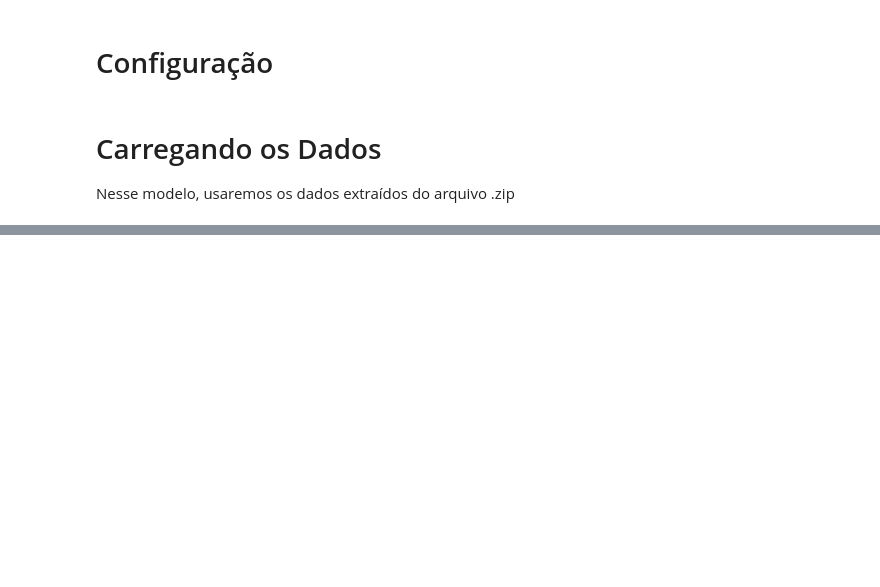
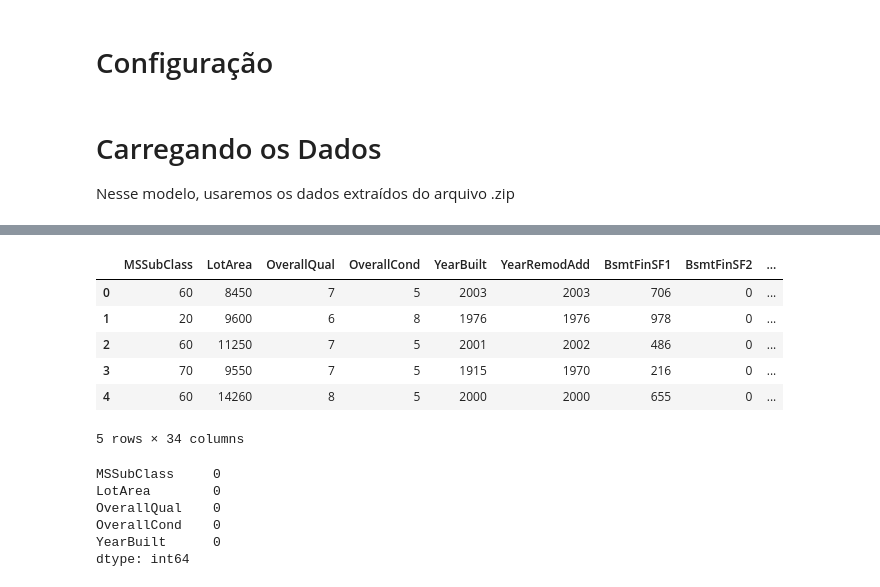
Before and after one commit to JorgRibeiro/Projetos-ML, a Jupyter notebook: previsor_imobiliario.ipynb, the cells around one changed output, grey strips where cells are left out. Saved outputs shown, nothing was run; the diff lists cells and outputs as text; code cells hidden in the pictures; blank space fills up the shorter version.

```diff
--- a/previsor_imobiliario.ipynb
+++ b/previsor_imobiliario.ipynb
@@ -38,0 +101,76 @@ housing.head()
+# %%
+# Lista com as colunas que serão usadas para treinar o modelo.
+# Foram escolhidas colunas numéricas e sem valores ausentes.
+colunas_modelo = [
+    # Tipo/classe do imóvel.
+    "MSSubClass",
+    # Tamanho do terreno.
+    "LotArea",
+    # Qualidade e condição geral do imóvel.
+    "OverallQual",
+    "OverallCond",
+    # Ano de construção e reforma.
+    "YearBuilt",
+    "YearRemodAdd",
+    # Informações do porão.
+    "BsmtFinSF1",
+    "BsmtFinSF2",
+    "BsmtUnfSF",
+    "TotalBsmtSF",
+    # Áreas dos andares e área habitável.
+    "1stFlrSF",
+    "2ndFlrSF",
+    "LowQualFinSF",
+    "GrLivArea",
+    # Banheiros.
+    "BsmtFullBath",
+    "BsmtHalfBath",
+    "FullBath",
+    "HalfBath",
+    # Cômodos.
+    "BedroomAbvGr",
+    "KitchenAbvGr",
+    "TotRmsAbvGrd",
+    # Lareiras e garagem.
+    "Fireplaces",
+    "GarageCars",
+    "GarageArea",
+    # Áreas externas.
+    "WoodDeckSF",
+    "OpenPorchSF",
+    "EnclosedPorch",
+    "3SsnPorch",
+    "ScreenPorch",
+    "PoolArea",
+    # Valor de itens extras e data da venda.
+    "MiscVal",
+    "MoSold",
+    "YrSold",
+]
+
+# Define a coluna que o modelo tentará prever.
+alvo = "SalePrice"
+
+# Cria uma nova tabela apenas com as colunas escolhidas e o alvo.
+dados_modelo = housing[colunas_modelo + [alvo]].copy()
+
+# Mostra as primeiras linhas da tabela filtrada.
+dados_modelo.head()
+# %% [output]
+|  | MSSubClass | LotArea | OverallQual | OverallCond | YearBuilt | YearRemodAdd | BsmtFinSF1 | BsmtFinSF2 | ... |
+| 0 | 60 | 8450 | 7 | 5 | 2003 | 2003 | 706 | 0 | ... |
+| 1 | 20 | 9600 | 6 | 8 | 1976 | 1976 | 978 | 0 | ... |
+| 2 | 60 | 11250 | 7 | 5 | 2001 | 2002 | 486 | 0 | ... |
+| 3 | 70 | 9550 | 7 | 5 | 1915 | 1970 | 216 | 0 | ... |
+| 4 | 60 | 14260 | 8 | 5 | 2000 | 2000 | 655 | 0 | ... |
+5 rows × 34 columns
+# %%
+# Conta valores ausentes por coluna, ordena do maior para o menor e mostra os primeiros.
+dados_modelo.isna().sum().sort_values(ascending=False).head()
+# %% [output]
+MSSubClass     0
+LotArea        0
+OverallQual    0
+OverallCond    0
+YearBuilt      0
+dtype: int64
```
Also changed, not shown: parts of 11 cells of this notebook.
